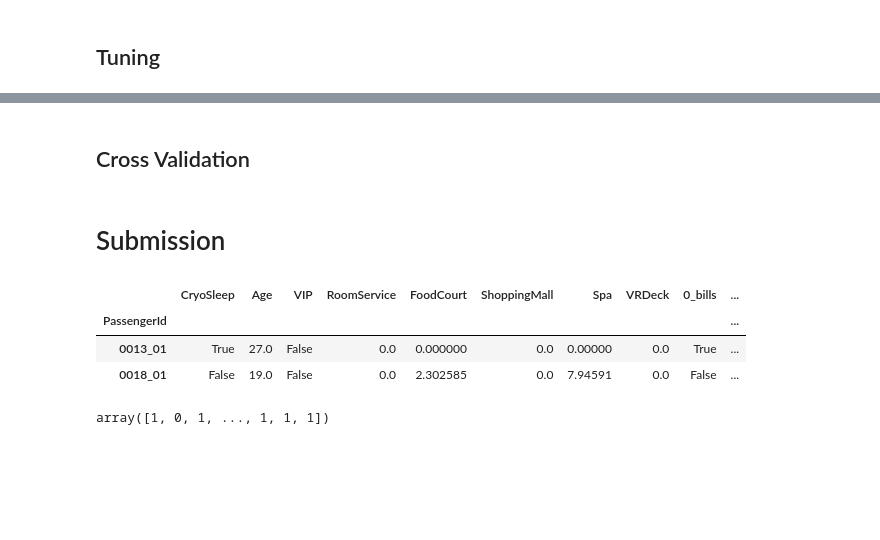
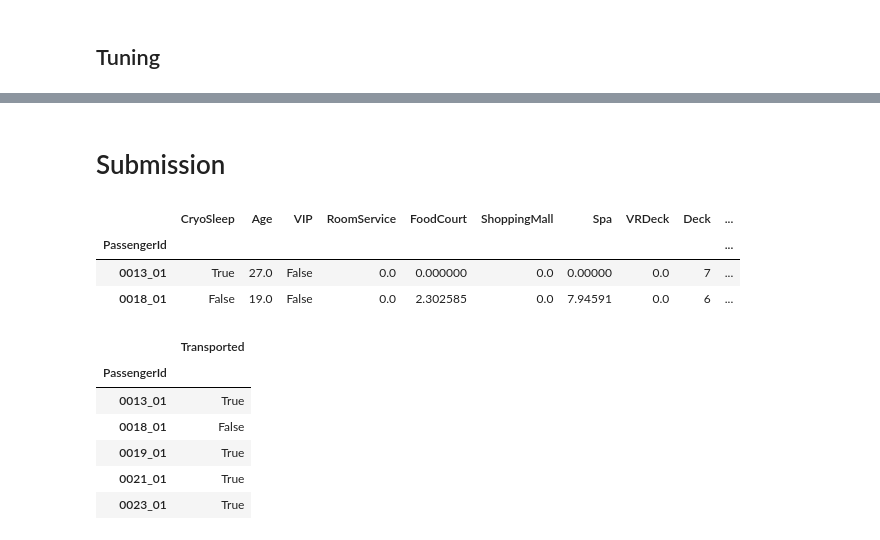
Before and after one commit to kisukegremory/Kaggle, a Jupyter notebook: Spaceship Titanic/ML - Xgboost.ipynb, the cells around one changed output, grey strips where cells are left out. Cells and saved outputs as stored; diff of their text form; code cells hidden in the pictures; blank space fills up the shorter version.

```diff
--- a/Spaceship Titanic/ML - Xgboost.ipynb
+++ b/Spaceship Titanic/ML - Xgboost.ipynb
@@ -75,3 +43,4 @@ def feature_enginnering(df: pd.DataFrame) -> pd.DataFrame:
 # %%
 df_train = treat_dataset(df_train.copy())
 df_train = feature_enginnering(df_train)
+df_train = train_test_treatments(df_train, pd.concat([df_train,df_test]))
@@ -174,14 +145,13 @@ XGBClassifier(base_score=0.5, booster='gbtree', callbacks=None,
               num_parallel_tree=1, predictor='auto', random_state=0, ...)
-# %% [markdown]
-## Cross Validation
 # %% [markdown]
 # Submission
 # %%
 X_test = treat_dataset(df_test)
 X_test = feature_enginnering(X_test)
+X_test = train_test_treatments(X_test, pd.concat([df_train,df_test]))
 X_test.head(2)
 # %% [output]
-|  | CryoSleep | Age | VIP | RoomService | FoodCourt | ShoppingMall | Spa | VRDeck | 0_bills | ... |
+|  | CryoSleep | Age | VIP | RoomService | FoodCourt | ShoppingMall | Spa | VRDeck | Deck | ... |
 | PassengerId |  |  |  |  |  |  |  |  |  | ... |
-| 0013_01 | True | 27.0 | False | 0.0 | 0.000000 | 0.0 | 0.00000 | 0.0 | True | ... |
-| 0018_01 | False | 19.0 | False | 0.0 | 2.302585 | 0.0 | 7.94591 | 0.0 | False | ... |
+| 0013_01 | True | 27.0 | False | 0.0 | 0.000000 | 0.0 | 0.00000 | 0.0 | 7 | ... |
+| 0018_01 | False | 19.0 | False | 0.0 | 2.302585 | 0.0 | 7.94591 | 0.0 | 6 | ... |
@@ -190,7 +158,12 @@ y_test = model.predict(X_test)
-# %%
-y_test
-# %% [output]
-array([1, 0, 1, ..., 1, 1, 1])
 # %%
+y_test = model.predict(X_test)
 submission = pd.Series(y_test, index=[X_test.index]).astype(bool).to_frame('Transported')
-submission.to_csv('data/submission_xgboost_2022-11-04.csv')
+submission.head()
+# %% [output]
+|  | Transported |
+| PassengerId |  |
+| 0013_01 | True |
+| 0018_01 | False |
+| 0019_01 | True |
+| 0021_01 | True |
+| 0023_01 | True |
```
Also changed, not shown: parts of 12 cells of this notebook, 7 other files.
